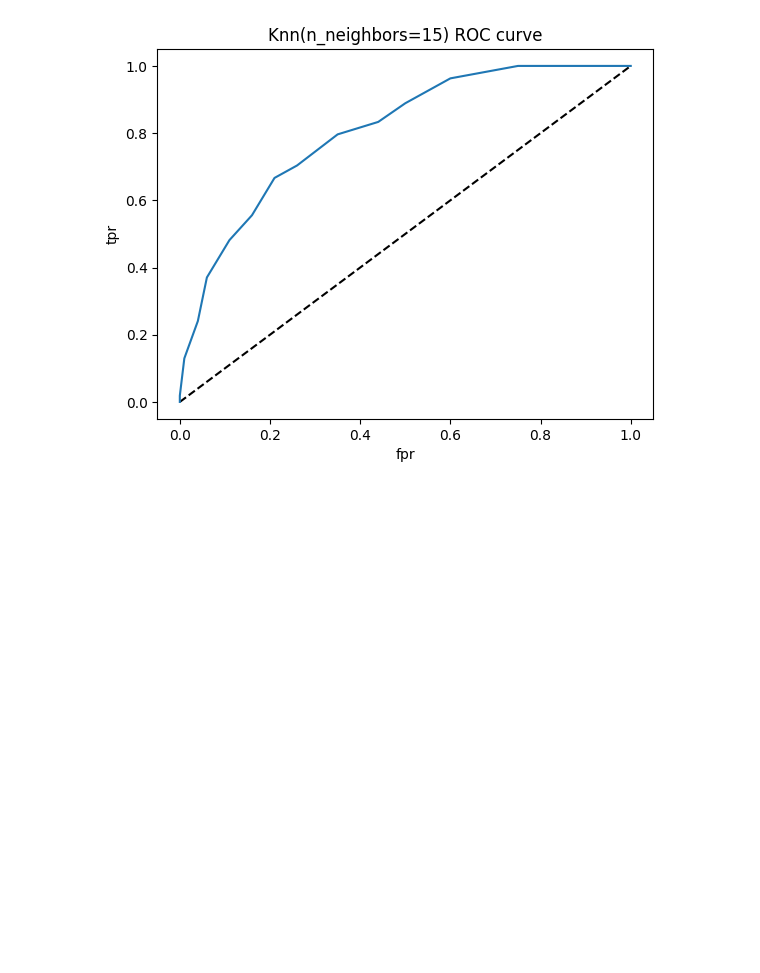
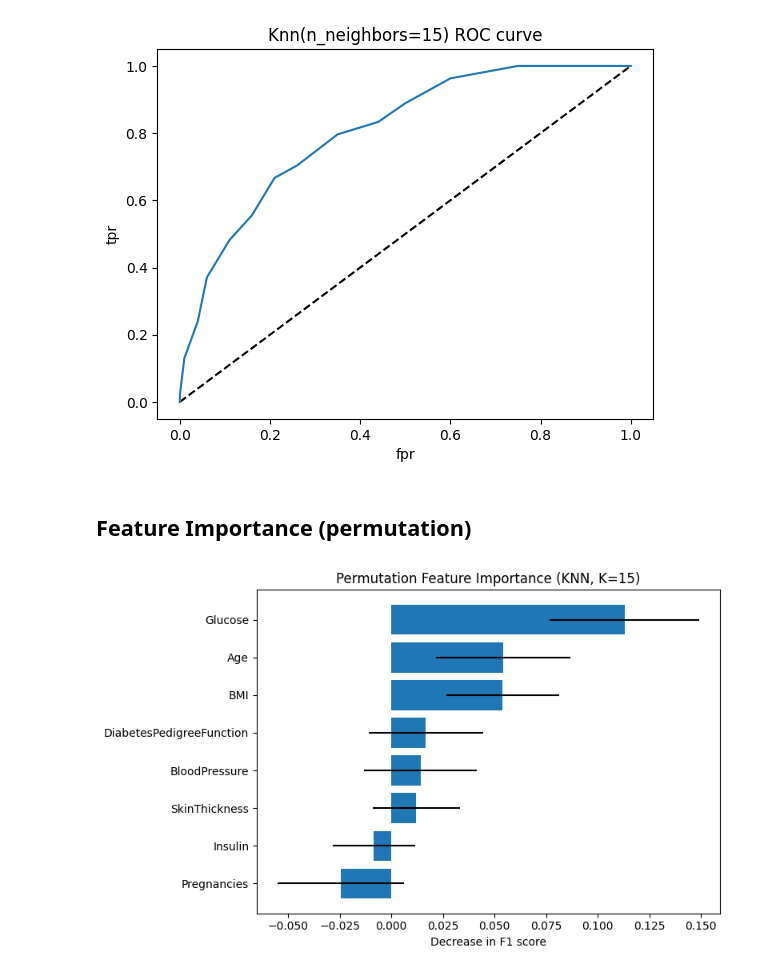
Before and after one commit to Handras18/Diabetes-Classification, a Jupyter notebook: 02_modeling.ipynb, the cells around one changed output. Saved outputs shown, nothing was run; the diff lists cells and outputs as text; code cells hidden in the pictures; blank space fills up the shorter version.

Commit message:
Add feature importance (permutation)

```diff
--- a/02_modeling.ipynb
+++ b/02_modeling.ipynb
@@ -194,3 +195,23 @@ plt.title('Knn(n_neighbors=15) ROC curve')
 plt.show()
 # %% [output]
 [figure]
+# %%
+result=permutation_importance(pipe,X_test,y_test,n_repeats=30,random_state=42,scoring='f1')
+
+importances=pd.DataFrame({
+    'feature': X.columns,
+    'importance_mean': result.importances_mean,
+    'importance_std':result.importances_std,
+}).sort_values('importance_mean',ascending=True)
+# %% [markdown]
+## Feature Importance (permutation)
+# %%
+plt.figure(figsize=(8, 5))
+plt.barh(importances['feature'], importances['importance_mean'],
+         xerr=importances['importance_std'])
+plt.xlabel('Decrease in F1 score')
+plt.title('Permutation Feature Importance (KNN, K=15)')
+plt.tight_layout()
+plt.show()
+# %% [output]
+[figure, added]
```
Also changed, not shown: parts of 1 cell of this notebook.
